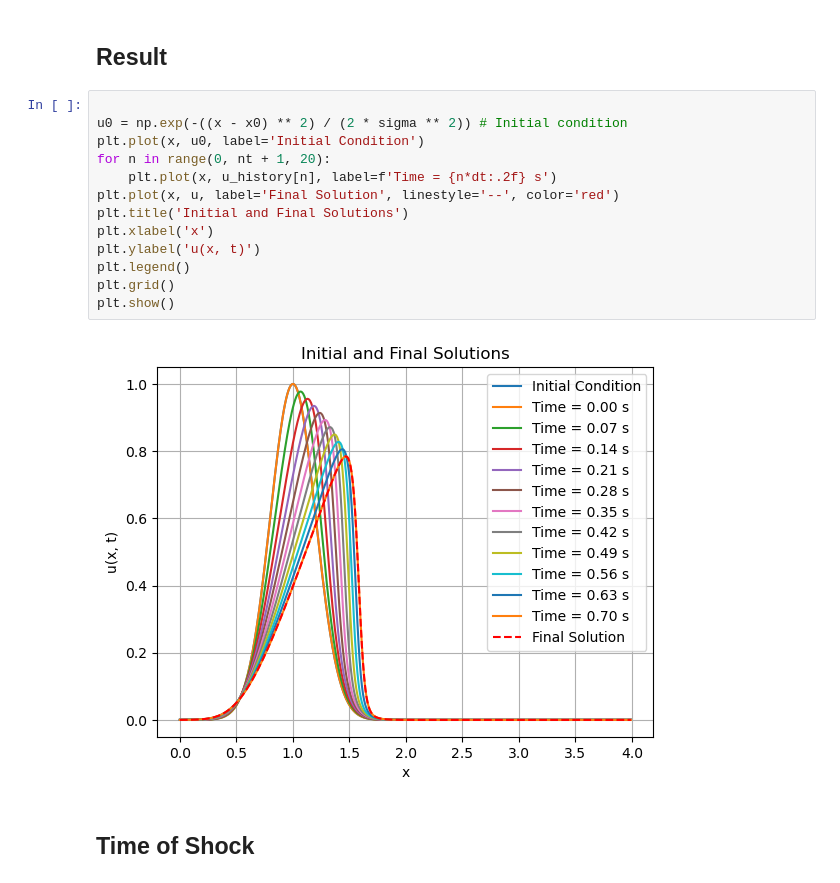
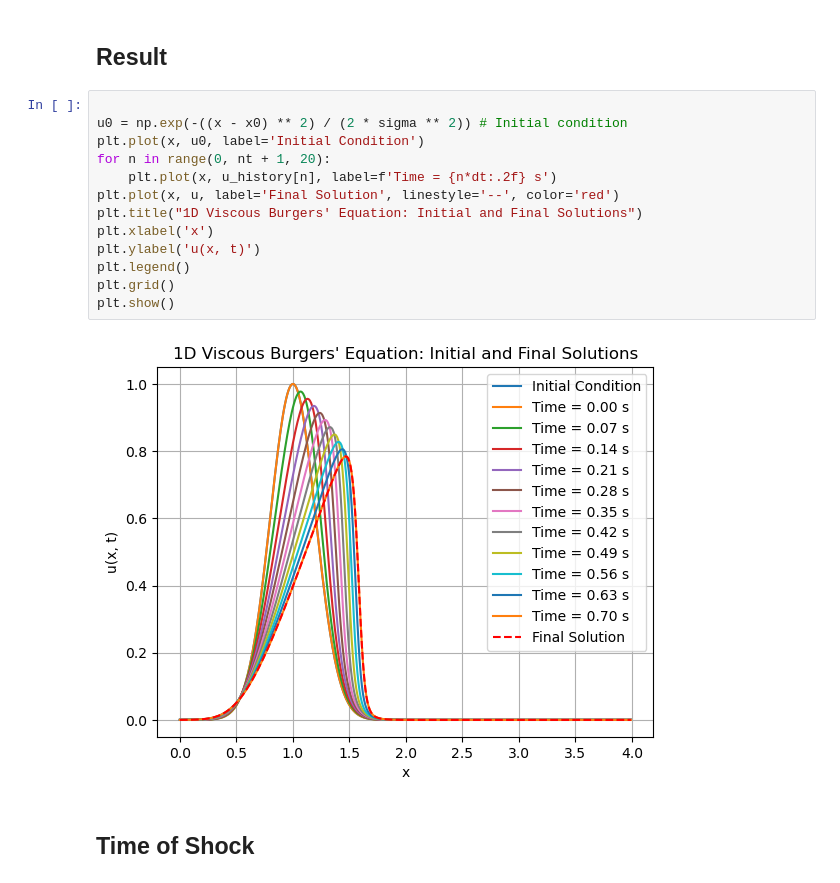
Before and after one commit to harishragul/cfd, a Jupyter notebook: exercise/1d_viscous_burgers_equation.ipynb, the cells around one changed output. Cells and saved outputs as stored; diff of their text form.

```diff
--- a/exercise/1d_viscous_burgers_equation.ipynb
+++ b/exercise/1d_viscous_burgers_equation.ipynb
@@ -95,18 +95,18 @@ Reynolds number: Re = 800.00
 # %%
 
 u0 = np.exp(-((x - x0) ** 2) / (2 * sigma ** 2)) # Initial condition
 plt.plot(x, u0, label='Initial Condition')
 for n in range(0, nt + 1, 20):
     plt.plot(x, u_history[n], label=f'Time = {n*dt:.2f} s')
 plt.plot(x, u, label='Final Solution', linestyle='--', color='red')
-plt.title('Initial and Final Solutions')
+plt.title("1D Viscous Burgers' Equation: Initial and Final Solutions")
 plt.xlabel('x')
 plt.ylabel('u(x, t)')
 plt.legend()
 plt.grid()
 plt.show()
 # %% [output]
-[figure, old version]
+[figure, new version]
 # %% [markdown]
 ## Time of Shock
 # %%
```
Also changed, not shown: 3 other files.
